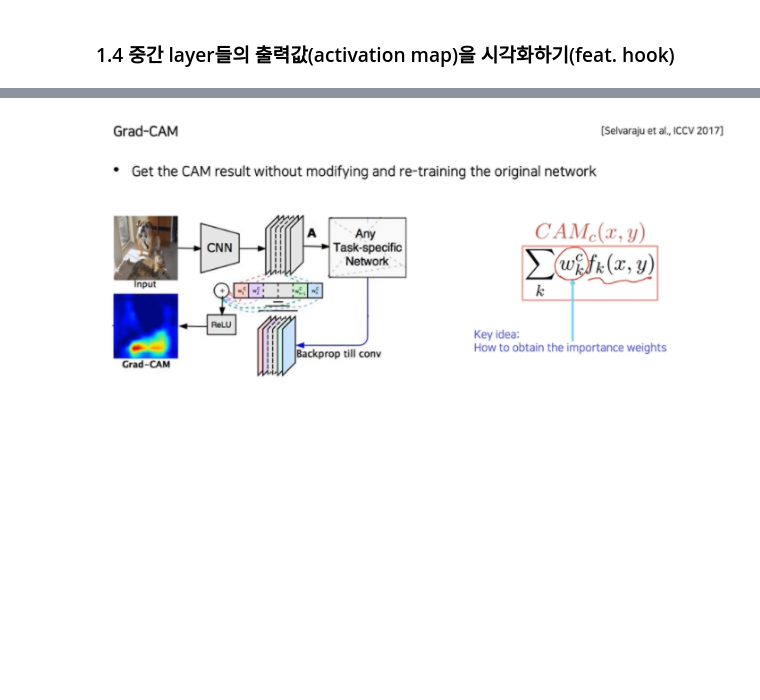
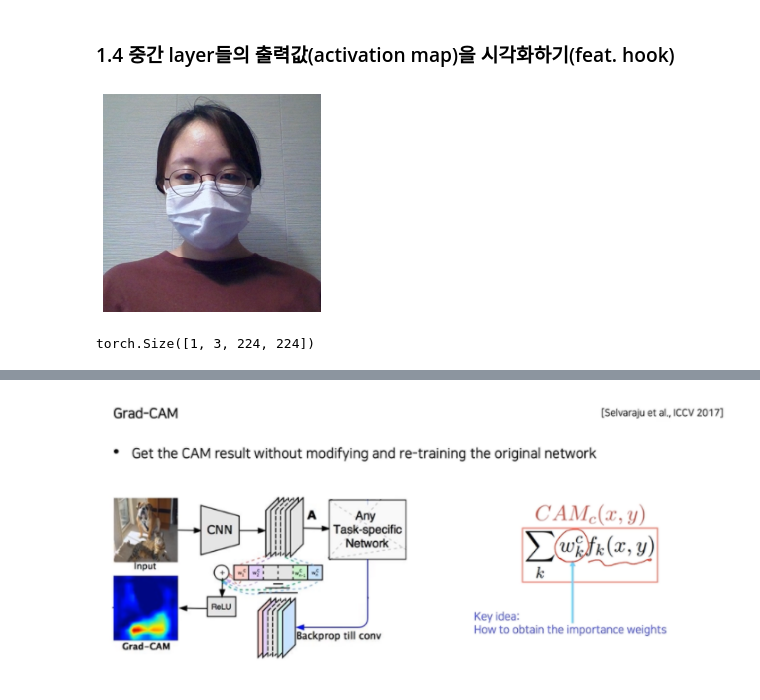
Before and after one commit to hongjourney/Today-I-Learned, a Jupyter notebook: [object_detection] trash detection/Visualization.ipynb, the cells around one changed output, grey strips where cells are left out. Drawn from its saved outputs; the diff is of its cells as text; code cells hidden in the pictures; blank space fills up the shorter version.

Commit message:
filter, activation map, saliency map, grad CAM [Visualization.ipynb]

```diff
--- a/[object_detection] trash detection/Visualization.ipynb
+++ b/[object_detection] trash detection/Visualization.ipynb
@@ -436,9 +429,12 @@ def show_activations_hook(name, module, input, output):
         plot_activations(output, f'Activations on : {name}')
 # %%
-# img = dataset[0]
-# show_image(img)
-# img = img[np.newaxis, ...]
-# img.shape
+img = dataset[0]
+show_image(img)
+img = img[np.newaxis, ...]
+img.shape
+# %% [output]
+[figure, added]
+torch.Size([1, 3, 224, 224])
 # %%
 model = VGG11Classification()
 model.load_state_dict(torch.load(model_root))
```
Also changed, not shown: parts of 15 cells of this notebook.
